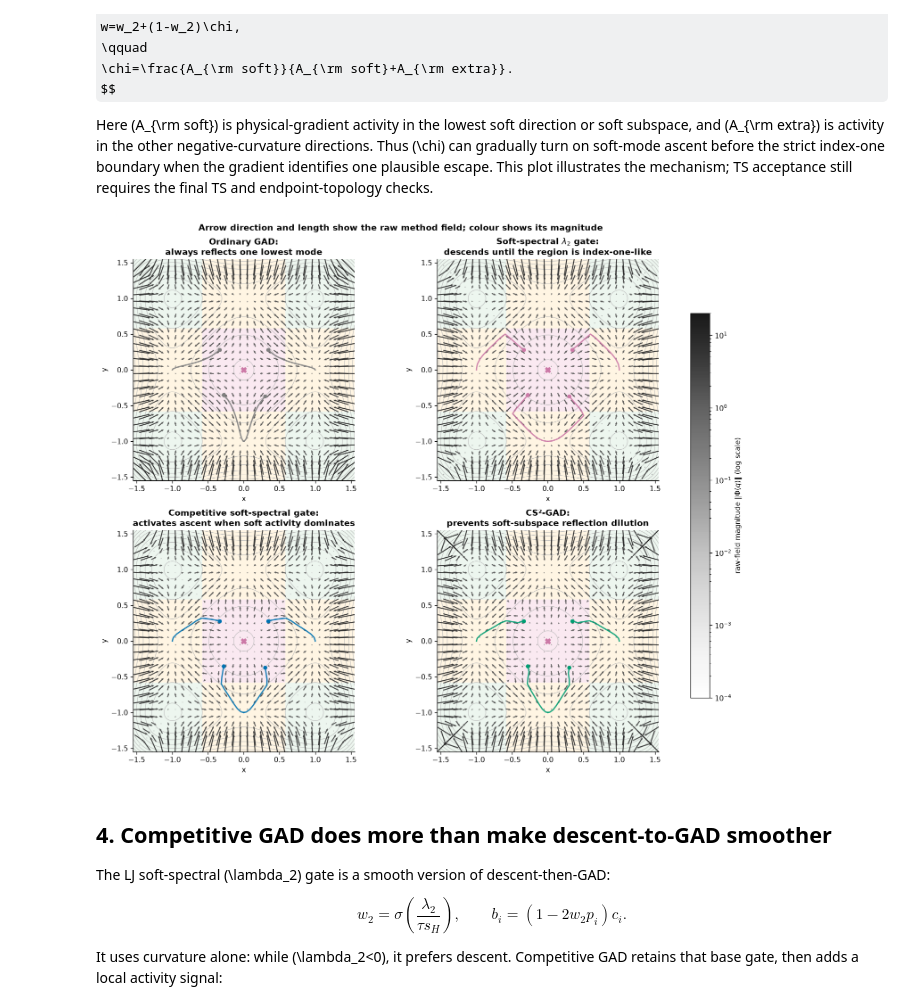
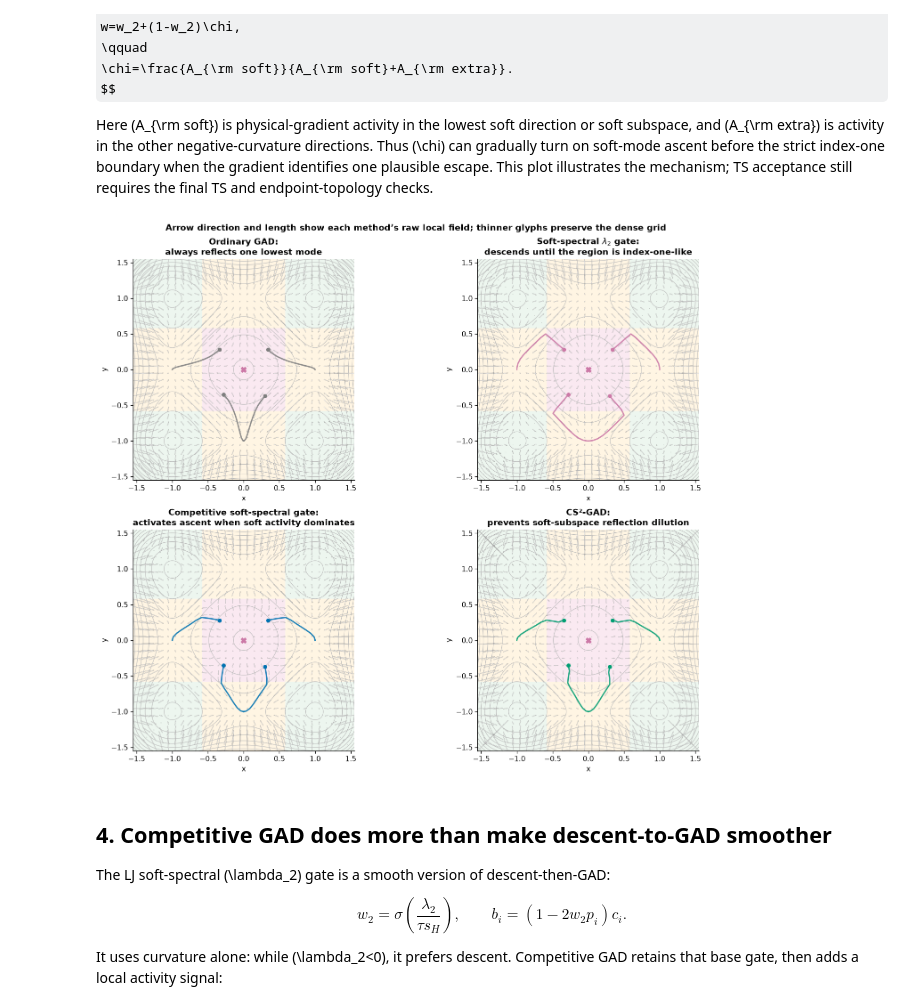
Before and after one commit to memo-ozdincer/GAD_plus, a Jupyter notebook: examples/gad_evolution_four_wells.ipynb, the cells around one changed output. Saved outputs shown, nothing was run; the diff lists cells and outputs as text; code cells hidden in the pictures; some formulas as TeX source.

Commit message:
Use thin size-only arrows in four-well toy

```diff
--- a/examples/gad_evolution_four_wells.ipynb
+++ b/examples/gad_evolution_four_wells.ipynb
@@ -81,18 +81,17 @@ def draw_index_background(ax, *, legend=False):
             title="Exact local Morse index", frameon=False, loc="upper right", fontsize=8, title_fontsize=8,
         )
 
-def draw_method_field(ax, vectors, *, n=30, color="white", alpha=.90, width=.004):
+def draw_method_field(ax, vectors, *, n=30, color="white", alpha=.90, width=.0022):
     """Draw the raw local method field with one shared linear display scale."""
     field_grid = np.linspace(-1.46, 1.46, n)
     qx, qy = np.meshgrid(field_grid, field_grid)
     points = np.column_stack([qx.ravel(), qy.ravel()])
     updates = np.asarray([vectors(point) for point in points], dtype=float)
-    magnitudes = np.linalg.norm(updates, axis=1)
     return ax.quiver(
         points[:, 0], points[:, 1], updates[:, 0], updates[:, 1],
-        magnitudes, angles="xy", scale_units="xy", scale=22, pivot="mid", cmap="Greys",
-        norm=LogNorm(vmin=1e-4, vmax=20), alpha=alpha, width=width, headwidth=2.2, headlength=2.6, headaxislength=2.3,
-        edgecolor="#6A6A6A", linewidth=.14, zorder=2,
+        angles="xy", scale_units="xy", scale=22, pivot="mid", color=color,
+        alpha=alpha, width=width, headwidth=1.9, headlength=2.2, headaxislength=2.0,
+        edgecolor="#151515", linewidth=.12, zorder=2,
     )
 
 fig, ax = plt.subplots(figsize=(5.5, 4.6))
@@ -203,21 +202,19 @@ Here \(A_{\rm soft}\) is physical-gradient activity in the lowest soft direction
 # %%
 starts = np.array([[.34,.28],[-.34,.28],[.30,-.37],[-.28,-.35]])
 fig, axes = plt.subplots(2, 2, figsize=(13.4, 10.8), constrained_layout=True)
 for ax, policy in zip(axes.flat, POLICIES):
-    field_artist = None
     draw_index_background(ax)
-    field_artist = draw_method_field(ax, lambda q, policy=policy: raw_field(q, policy))
+    draw_method_field(ax, lambda q, policy=policy: raw_field(q, policy))
     for start in starts:
         path = trace(start, policy)
         ax.plot(path[:,0], path[:,1], lw=1.8, color=COLORS[policy.key], alpha=.9)
         ax.scatter(*start, s=22, color=COLORS[policy.key], zorder=3)
     ax.scatter([0], [0], marker="X", s=55, c="#CC79A7", zorder=4)
     ax.set(title=policy.name, xlim=(-1.55,1.55), ylim=(-1.55,1.55), aspect="equal", xlabel="x", ylabel="y")
-fig.colorbar(field_artist, ax=axes.ravel().tolist(), shrink=.78, label=r"raw-field magnitude $\|\Phi(q)\|$ (log scale)")
-fig.suptitle("Arrow direction and length show the raw method field; colour shows its magnitude", fontsize=12, fontweight="bold")
+fig.suptitle("Arrow direction and length show each method’s raw local field; thinner glyphs preserve the dense grid", fontsize=12, fontweight="bold")
 plt.show()
 # %% [output]
-[figure, old version]
+[figure, new version]
 # %% [markdown]
 ## 4. Competitive GAD does more than make descent-to-GAD smoother
 
```
